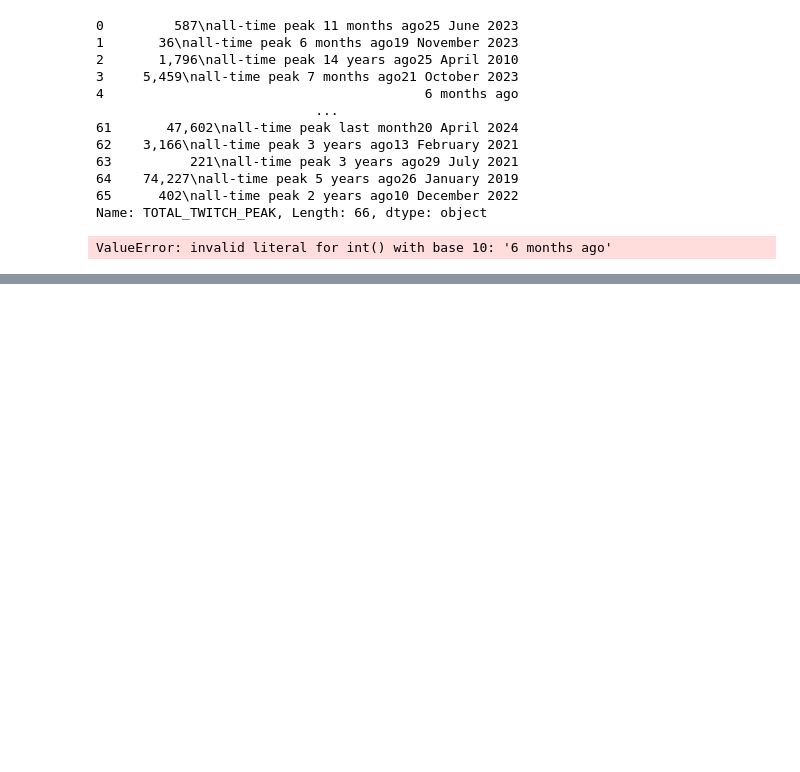
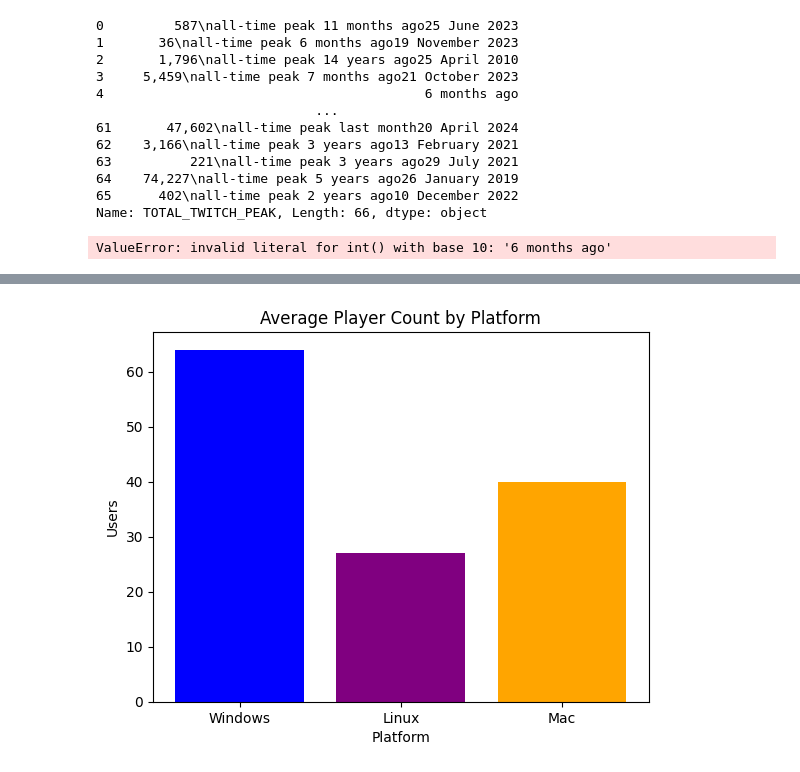
Before and after one commit to F102M8/data-science-project, a Jupyter notebook: Preprocesing.ipynb, the cells around one changed output, grey strips where cells are left out. Drawn from its saved outputs; the diff is of its cells as text; code cells hidden in the pictures; blank space fills up the shorter version.

```diff
--- a/Preprocesing.ipynb
+++ b/Preprocesing.ipynb
@@ -305,0 +319,17 @@ plt.show()
+# %%
+windows_player_counts = df['Windows'].sum()
+linux_player_counts = df['Linux'].sum()
+mac_player_counts = df['macOS'].sum()
+
+# Create a bar chart to visualize the results
+platforms = ['Windows', 'Linux', 'Mac']
+average_player_counts = [windows_player_counts, linux_player_counts, mac_player_counts]
+colors = ['blue', 'purple', 'orange']
+
+plt.bar(platforms, average_player_counts, color=colors)
+plt.title('Average Player Count by Platform')
+plt.xlabel('Platform')
+plt.ylabel('Users')
+plt.show()
+# %% [output]
+[figure, added]
```
Also changed, not shown: parts of 14 cells of this notebook.
